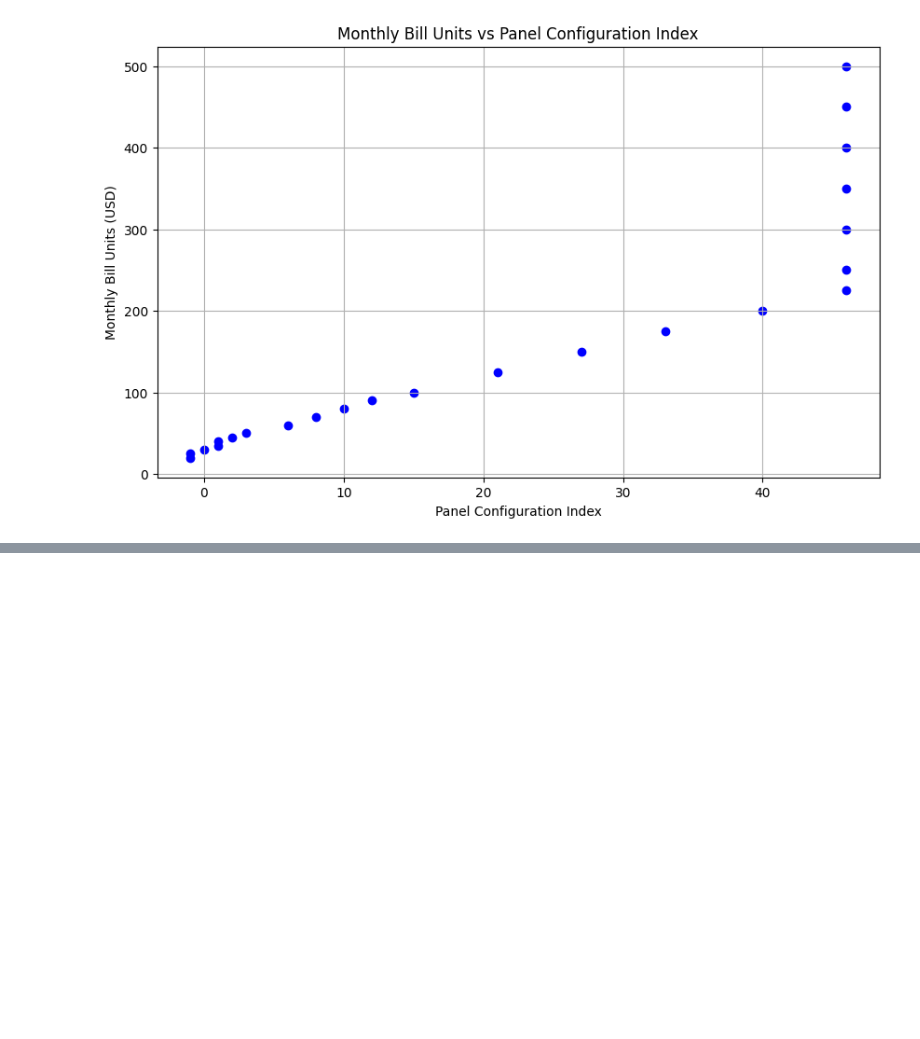
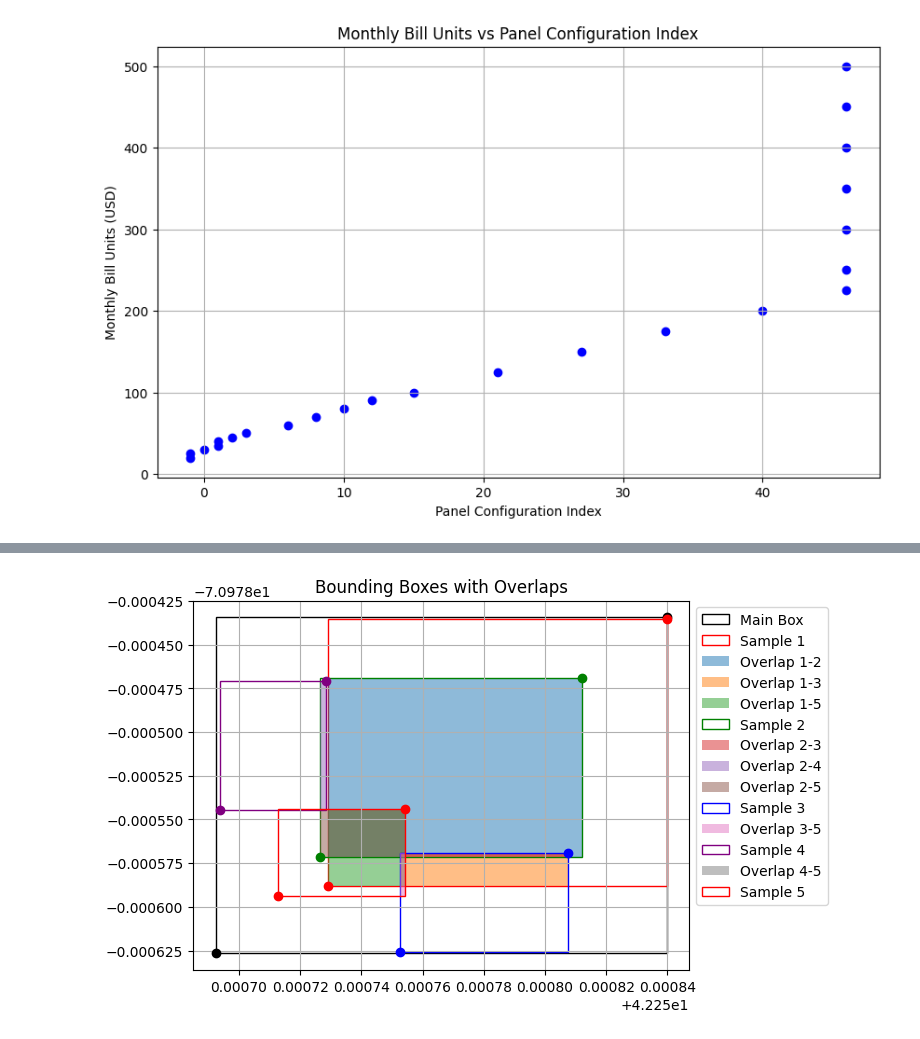
Before and after one commit to momova97/Solar_project, a Jupyter notebook: finance_solar.ipynb, the cells around one changed output, grey strips where cells are left out. Cells and saved outputs as stored; diff of their text form; code cells hidden in the pictures; blank space fills up the shorter version.

```diff
--- a/finance_solar.ipynb
+++ b/finance_solar.ipynb
@@ -261,0 +401,57 @@ plt.show()
+# %%
+from shapely.geometry import Polygon
+import matplotlib.pyplot as plt
+import matplotlib.patches as patches
+
+# Extract main bounding box
+main_box_data = data['boundingBox']
+main_box = [main_box_data['sw']['latitude'], main_box_data['sw']['longitude'],
+            main_box_data['ne']['latitude'], main_box_data['ne']['longitude']]
+
+# Extract sample boxes
+sample_boxes_data = data['solarPotential']['roofSegmentStats']
+sample_boxes = []
+for sample in sample_boxes_data:
+    box = sample['boundingBox']
+    sample_boxes.append([box['sw']['latitude'], box['sw']['longitude'],
+                         box['ne']['latitude'], box['ne']['longitude']])
+
+# Create shapely polygons for sample boxes
+polygons = [Polygon([(box[0], box[1]), (box[0], box[3]), (box[2], box[3]), (box[2], box[1])]) for box in sample_boxes]
+
+# Initialize plot
+fig, ax = plt.subplots()
+
+# Draw main bounding box
+draw_box(ax, main_box, 'Main Box', 'black')
+
+# Draw sample bounding boxes and find intersections
+colors = ['red', 'green', 'blue', 'purple']
+for i, (box, poly1) in enumerate(zip(sample_boxes, polygons)):
+    draw_box(ax, box, f'Sample {i+1}', colors[i % len(colors)])
+
+    # Find intersection with other sample boxes and add to plot
+    for j, poly2 in enumerate(polygons[i+1:], start=i+1):
+        intersection = poly1.intersection(poly2)
+        if intersection.is_empty:
+            continue
+        x, y = intersection.exterior.xy
+        ax.fill(x, y, alpha=0.5, label=f'Overlap {i+1}-{j+1}')
+
+# Annotations and Grid
+plt.legend(loc='upper left', bbox_to_anchor=(1, 1))
+plt.grid(True)
+plt.title('Bounding Boxes with Overlaps')
+plt.show()
+
+def draw_box(ax, box, label, edgecolor, facecolor='none'):
+    xmin, ymin, xmax, ymax = box
+    ax.add_patch(
+        patches.Rectangle(
+            (xmin, ymin), xmax - xmin, ymax - ymin,
+            linewidth=1, edgecolor=edgecolor, facecolor=facecolor, label=label
+        )
+    )
+    ax.scatter([xmin, xmax], [ymin, ymax], c=edgecolor, zorder=5)
+# %% [output]
+[figure, added]
```
Also changed, not shown: parts of 11 cells of this notebook, 1 other file.
